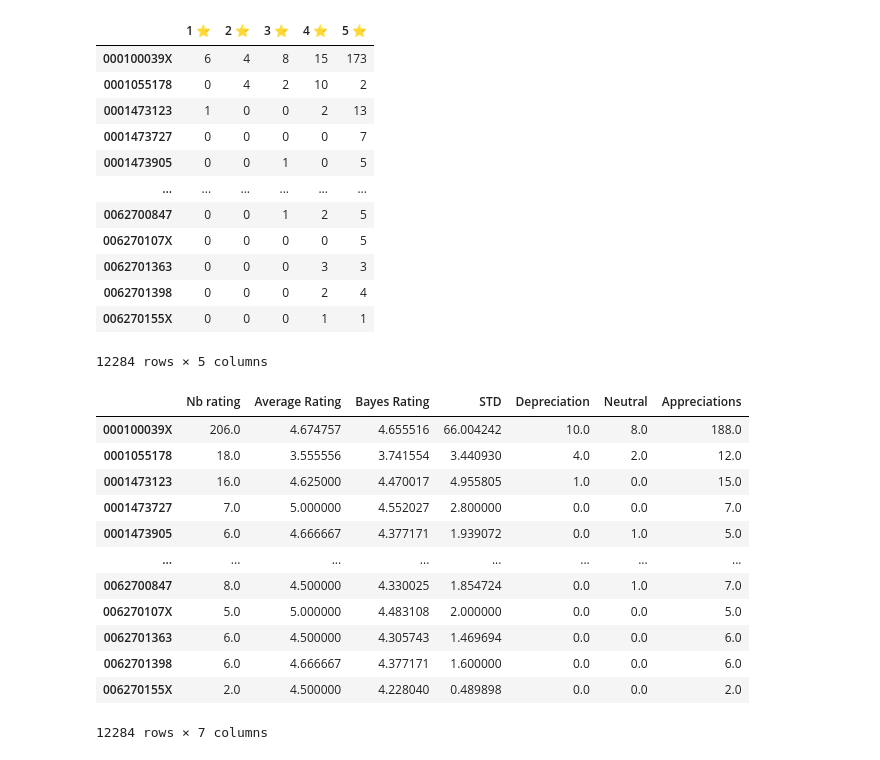
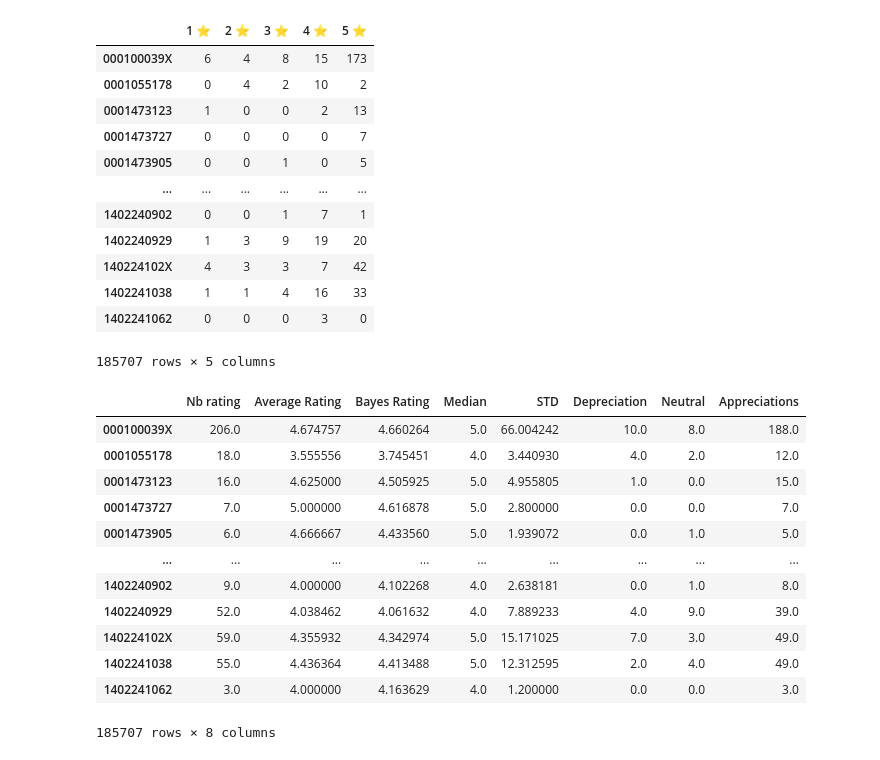
Before and after one commit to darhal/IFT799-DataScience, a Jupyter notebook: Lab2/tp2.ipynb, the cells around one changed output. Cells and saved outputs as stored; diff of their text form; code cells hidden in the pictures.

```diff
--- a/Lab2/tp2.ipynb
+++ b/Lab2/tp2.ipynb
@@ -5,6 +5,9 @@ import base64
 from datetime import datetime
 import pandas as pd
 import numpy as np
+from sklearn import preprocessing
+from sklearn.cluster import KMeans
+from sklearn.decomposition import PCA
 import matplotlib.pyplot as plt
 import matplotlib.animation as animation
 from matplotlib.colors import ListedColormap
@@ -18,12 +21,14 @@ index = 0
 asinToIndex = {}
 scoreMatrix = []
 booksAsin = []
+colorsList = ["red", "orange", "green"]
+colors = ListedColormap(colorsList)
 chunks = pd.read_json(
     '../Dataset/Books.json', lines=True, chunksize=500000,
     typ="frame", orient="records", dtype={"asin": str, "overall": int, "unixReviewTime": int}
 )
 
-nbChunks = 1 # <= 0 to load all chunks, positive integer to load specific number of chunks
+nbChunks = 10 # <= 0 to load all chunks, positive integer to load specific number of chunks
 for chunk in chunks:
     for _, item in chunk.iterrows():
         asin = item["asin"]
@@ -41,58 +46,69 @@ for chunk in chunks:
     if (nbChunks == 0):
         break
 
+def getMedian(scoreMatrix, nbRating):
+    def rowMedian(i):
+        s = 0
+        for k in sorted([0,1,2,3,4]):
+            s += scoreMatrix[i,k]
+            if s > nbRating[i] / 2:
+                break
+        return k + 1
+    medianMat = np.array([ rowMedian(i) for i in range(0, nbRating.size) ])
+    return medianMat
 
 def getBookStats(scoreMatrix):
     nbRating = np.sum(scoreMatrix, axis=1)
     avgRatings = (np.average(scoreMatrix, axis=1, weights=RATES) * np.sum(RATES)) / nbRating
+    medianMat = getMedian(scoreMatrix, nbRating)
     stdRatings = np.std(scoreMatrix, axis=1)
     confidenceNumber = np.quantile(nbRating, BAYES_QUARTILE_OPT)
     arithAverage = np.mean(avgRatings)
     bayesAvgRatings = (nbRating * avgRatings + arithAverage * confidenceNumber) / (nbRating + confidenceNumber)
     nbNonAppreciate = scoreMatrix[:,0]+scoreMatrix[:,1]
     nbNeutral = scoreMatrix[:,2]
     nbAppreciate = scoreMatrix[:,3]+scoreMatrix[:,4]
     return pd.DataFrame(
-        data=np.column_stack((nbRating, avgRatings, bayesAvgRatings, stdRatings, nbNonAppreciate, nbNeutral, nbAppreciate)),
+        data=np.column_stack((nbRating, avgRatings, bayesAvgRatings, medianMat, stdRatings, nbNonAppreciate, nbNeutral, nbAppreciate)),
         index=booksAsin,
-        columns=["Nb rating", "Average Rating", "Bayes Rating", "STD", "Depreciation", "Neutral", "Appreciations"]
+        columns=["Nb rating", "Average Rating", "Bayes Rating", "Median", "STD", "Depreciation", "Neutral", "Appreciations"]
     )
 
 
 scoreMatrix = np.array(scoreMatrix)
 pdScoreMat = pd.DataFrame(
     data=scoreMatrix,
     index=booksAsin,
     columns=[f"{i} ⭐" for i in RATES]
 )
 display(pdScoreMat)
 
-booksFeatures = getBookStats(scoreMatrix)
-display(booksFeatures)
+pdBooksFeatures = getBookStats(scoreMatrix)
+display(pdBooksFeatures)
 # %% [output]
 |  | 1 ⭐ | 2 ⭐ | 3 ⭐ | 4 ⭐ | 5 ⭐ |
 | 000100039X | 6 | 4 | 8 | 15 | 173 |
 | 0001055178 | 0 | 4 | 2 | 10 | 2 |
 | 0001473123 | 1 | 0 | 0 | 2 | 13 |
 | 0001473727 | 0 | 0 | 0 | 0 | 7 |
 | 0001473905 | 0 | 0 | 1 | 0 | 5 |
 | ... | ... | ... | ... | ... | ... |
-| 0062700847 | 0 | 0 | 1 | 2 | 5 |
-| 006270107X | 0 | 0 | 0 | 0 | 5 |
-| 0062701363 | 0 | 0 | 0 | 3 | 3 |
-| 0062701398 | 0 | 0 | 0 | 2 | 4 |
-| 006270155X | 0 | 0 | 0 | 1 | 1 |
+| 1402240902 | 0 | 0 | 1 | 7 | 1 |
+| 1402240929 | 1 | 3 | 9 | 19 | 20 |
+| 140224102X | 4 | 3 | 3 | 7 | 42 |
+| 1402241038 | 1 | 1 | 4 | 16 | 33 |
+| 1402241062 | 0 | 0 | 0 | 3 | 0 |
-12284 rows × 5 columns
+185707 rows × 5 columns
-|  | Nb rating | Average Rating | Bayes Rating | STD | Depreciation | Neutral | Appreciations |
-| 000100039X | 206.0 | 4.674757 | 4.655516 | 66.004242 | 10.0 | 8.0 | 188.0 |
-| 0001055178 | 18.0 | 3.555556 | 3.741554 | 3.440930 | 4.0 | 2.0 | 12.0 |
-| 0001473123 | 16.0 | 4.625000 | 4.470017 | 4.955805 | 1.0 | 0.0 | 15.0 |
-| 0001473727 | 7.0 | 5.000000 | 4.552027 | 2.800000 | 0.0 | 0.0 | 7.0 |
-| 0001473905 | 6.0 | 4.666667 | 4.377171 | 1.939072 | 0.0 | 1.0 | 5.0 |
-| ... | ... | ... | ... | ... | ... | ... | ... |
-| 0062700847 | 8.0 | 4.500000 | 4.330025 | 1.854724 | 0.0 | 1.0 | 7.0 |
-| 006270107X | 5.0 | 5.000000 | 4.483108 | 2.000000 | 0.0 | 0.0 | 5.0 |
-| 0062701363 | 6.0 | 4.500000 | 4.305743 | 1.469694 | 0.0 | 0.0 | 6.0 |
-| 0062701398 | 6.0 | 4.666667 | 4.377171 | 1.600000 | 0.0 | 0.0 | 6.0 |
-| 006270155X | 2.0 | 4.500000 | 4.228040 | 0.489898 | 0.0 | 0.0 | 2.0 |
+|  | Nb rating | Average Rating | Bayes Rating | Median | STD | Depreciation | Neutral | Appreciations |
+| 000100039X | 206.0 | 4.674757 | 4.660264 | 5.0 | 66.004242 | 10.0 | 8.0 | 188.0 |
+| 0001055178 | 18.0 | 3.555556 | 3.745451 | 4.0 | 3.440930 | 4.0 | 2.0 | 12.0 |
+| 0001473123 | 16.0 | 4.625000 | 4.505925 | 5.0 | 4.955805 | 1.0 | 0.0 | 15.0 |
+| 0001473727 | 7.0 | 5.000000 | 4.616878 | 5.0 | 2.800000 | 0.0 | 0.0 | 7.0 |
+| 0001473905 | 6.0 | 4.666667 | 4.433560 | 5.0 | 1.939072 | 0.0 | 1.0 | 5.0 |
+| ... | ... | ... | ... | ... | ... | ... | ... | ... |
+| 1402240902 | 9.0 | 4.000000 | 4.102268 | 4.0 | 2.638181 | 0.0 | 1.0 | 8.0 |
+| 1402240929 | 52.0 | 4.038462 | 4.061632 | 4.0 | 7.889233 | 4.0 | 9.0 | 39.0 |
+| 140224102X | 59.0 | 4.355932 | 4.342974 | 5.0 | 15.171025 | 7.0 | 3.0 | 49.0 |
+| 1402241038 | 55.0 | 4.436364 | 4.413488 | 5.0 | 12.312595 | 2.0 | 4.0 | 49.0 |
+| 1402241062 | 3.0 | 4.000000 | 4.163629 | 4.0 | 1.200000 | 0.0 | 0.0 | 3.0 |
-12284 rows × 7 columns
+185707 rows × 8 columns
```
Also changed, not shown: parts of 2 cells of this notebook, 3 other files.
